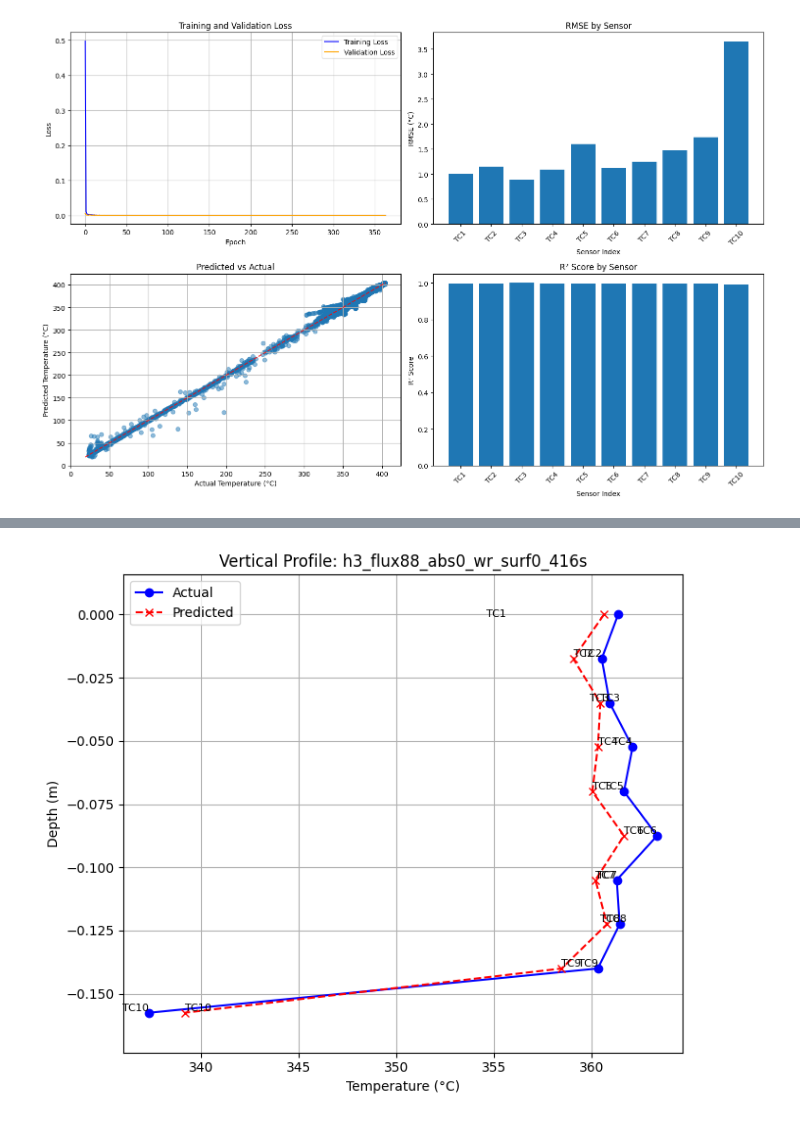
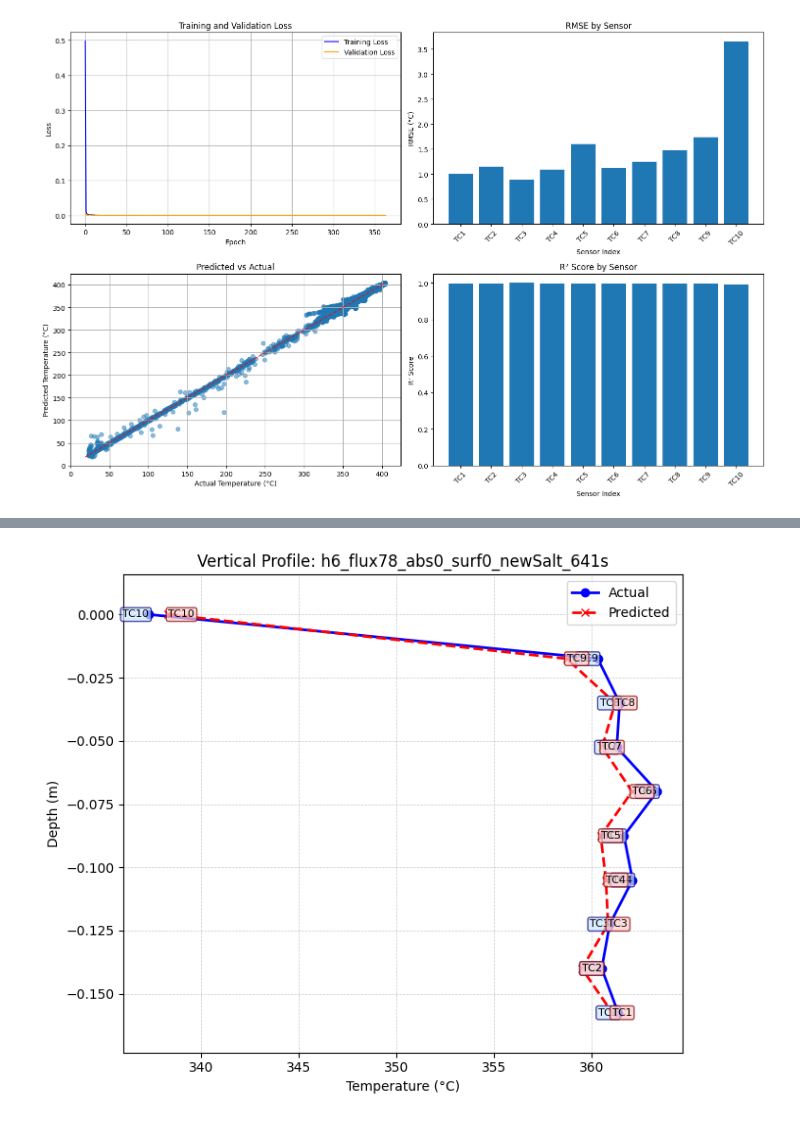
Before and after one commit to Renewable-Thermal-Laboratory/CSP-Thermo-PGML, a Jupyter notebook: PhysicsGuidedNeuralNetwork/PGNN_new.ipynb, the cells around one changed output, grey strips where cells are left out. Drawn from its saved outputs; the diff is of its cells as text; code cells hidden in the pictures.

Commit message:
Fixed the VTDP plot logic

```diff
--- a/PhysicsGuidedNeuralNetwork/PGNN_new.ipynb
+++ b/PhysicsGuidedNeuralNetwork/PGNN_new.ipynb
@@ -1070,43 +1070,51 @@ TC10: 338.315 °C
 [361.057861328125, 359.50201416015625, 360.8453063964844, 360.733642578125, 360.468505859375, 362.0776062011719, 360.5418395996094, 361.2062683105469, 358.7239990234375, 338.3153076171875]
 # %%
 def plot_vertical_profile(predicted, actual, filename="Sample Profile"):
-    sensor_labels = [f"TC{i+1}" for i in range(10)]
+    # Inputs: TC1 (shallowest) to TC10 (deepest)
+    # Reverse the order so TC10 is at the top (surface)
+    predicted = predicted[::-1]
+    actual = actual[::-1]
+    sensor_labels = [f"TC{i}" for i in range(10, 0, -1)]  # TC10 to TC1
+
     total_height = 0.1575  # Total receiver height in meters
     spacing = total_height / 9  # 9 intervals between 10 sensors
-    depths = [0 - i * spacing for i in range(10)]  # TC10 at 0, decreasing upwards
+    depths = [0 - i * spacing for i in range(10)]  # TC10 at 0.0, TC1 at -total_height
 
     plt.figure(figsize=(7, 6))
-    plt.plot(actual, depths, label="Actual", color='blue', marker='o')
-    plt.plot(predicted, depths, label="Predicted", color='red', marker='x', linestyle='--')
-    plt.gca().invert_yaxis()  # Makes negative values go down
+    plt.plot(actual, depths, label="Actual", color='blue', marker='o', linewidth=2)
+    plt.plot(predicted, depths, label="Predicted", color='red', marker='x', linestyle='--', linewidth=2)
 
-    # Add extra space (10%) at top and bottom
+    plt.gca().invert_yaxis()
     y_margin = total_height * 0.10
     plt.ylim(-total_height - y_margin, 0 + y_margin)
-
     plt.xlabel("Temperature (°C)")
     plt.ylabel("Depth (m)")
     plt.title(f"Vertical Profile: {filename}")
-    plt.legend()
+    plt.legend(loc='upper right')
 
-    # Add sensor labels (TC1 on left, others on right)
+    # Sensor labels: blue for actual, red for predicted, with rounded boxes
     for i, label in enumerate(sensor_labels):
-        if i == 0:  # TC1 (top sensor) - place text on the left
-            plt.text(min(actual[0], predicted[0]) - 5, depths[0], label,
-                     ha='right', va='center', fontsize=8, color='black')
-        else:  # Other sensors - default right placement
-            plt.text(actual[i], depths[i], label, ha='right', va='bottom', fontsize=8)
-            plt.text(predicted[i], depths[i], label, ha='left', va='bottom', fontsize=8)
+        plt.text(
+            actual[i], depths[i], label,
+            ha='right', va='center', fontsize=8,
+            bbox=dict(boxstyle="round,pad=0.2", fc="#cce6ff", ec="navy", lw=1, alpha=0.7)
+        )
+        plt.text(
+            predicted[i], depths[i], label,
+            ha='left', va='center', fontsize=8,
+            bbox=dict(boxstyle="round,pad=0.2", fc="#ffcccc", ec="darkred", lw=1, alpha=0.7)
+        )
 
-    plt.grid(True)
+    plt.grid(True, which='both', linestyle='--', linewidth=0.5, alpha=0.7)
     plt.tight_layout()
+    plt.show()
 
-# actual = [361.36,360.52,360.93,362.1,361.66,363.36,361.29,361.44,360.32,337.33]
-actual = [364.93,363.72,363.49,364.22,356.85,267.22,194.08,150.77,113.29,111.03]
-# pred = [361.057861328125, 359.50201416015625, 360.8453063964844, 360.733642578125, 360.468505859375, 362.0776062011719, 360.5418395996094, 361.2062683105469, 358.7239990234375, 338.3153076171875]
-pred = [353.1450500488281, 351.8696594238281, 353.0706481933594, 353.35198974609375, 352.8803405761719, 354.89324951171875, 352.90869140625, 352.8988342285156, 347.4723815917969, 322.1037902832031]
 
-# plot_vertical_profile(pred, actual, filename="h6_flux78_abs0_surf0_newSalt_641s")
-plot_vertical_profile(pred, actual, filename="h3_flux88_abs0_wr_surf0_416s")
+
+
+actual = [361.36,360.52,360.93,362.1,361.66,363.36,361.29,361.44,360.32,337.33]
+pred = [361.057861328125, 359.50201416015625, 360.8453063964844, 360.733642578125, 360.468505859375, 362.0776062011719, 360.5418395996094, 361.2062683105469, 358.7239990234375, 338.3153076171875]
+
+plot_vertical_profile(pred, actual, filename="h6_flux78_abs0_surf0_newSalt_641s")
 # %% [output]
-[figure, old version]
+[figure, new version]
```
